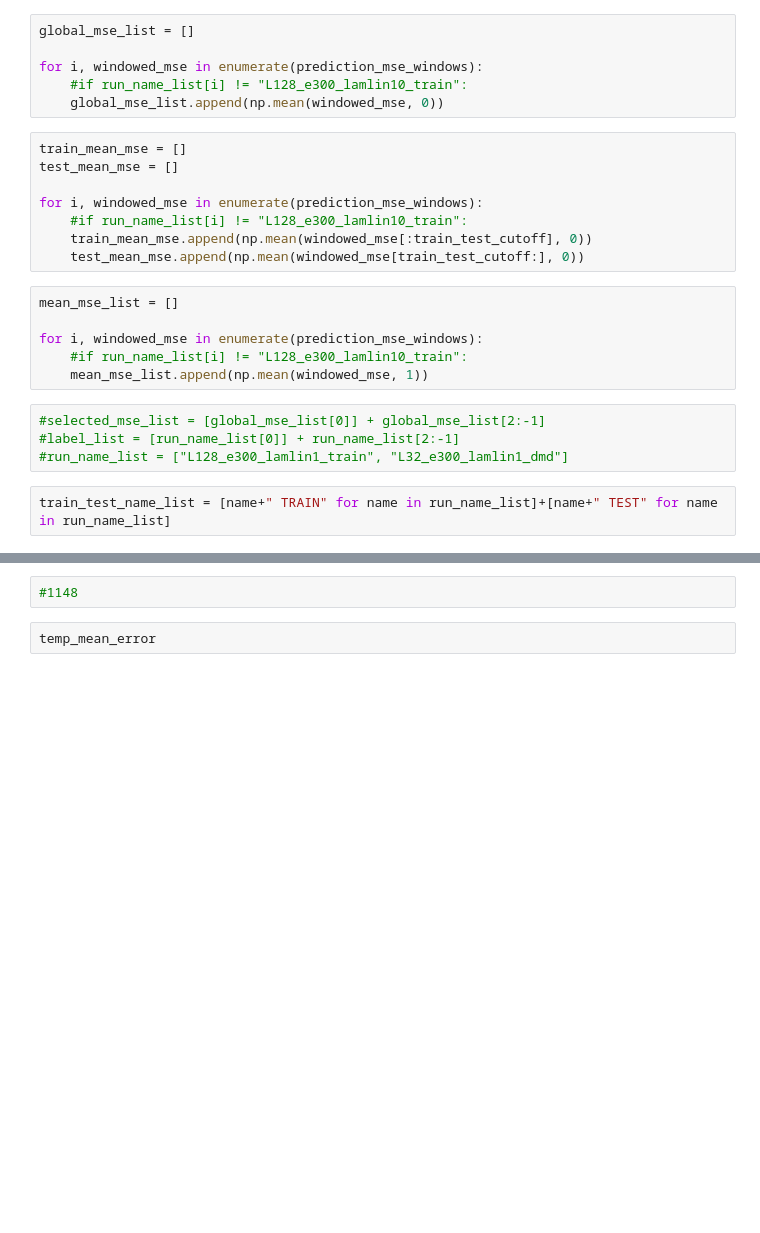
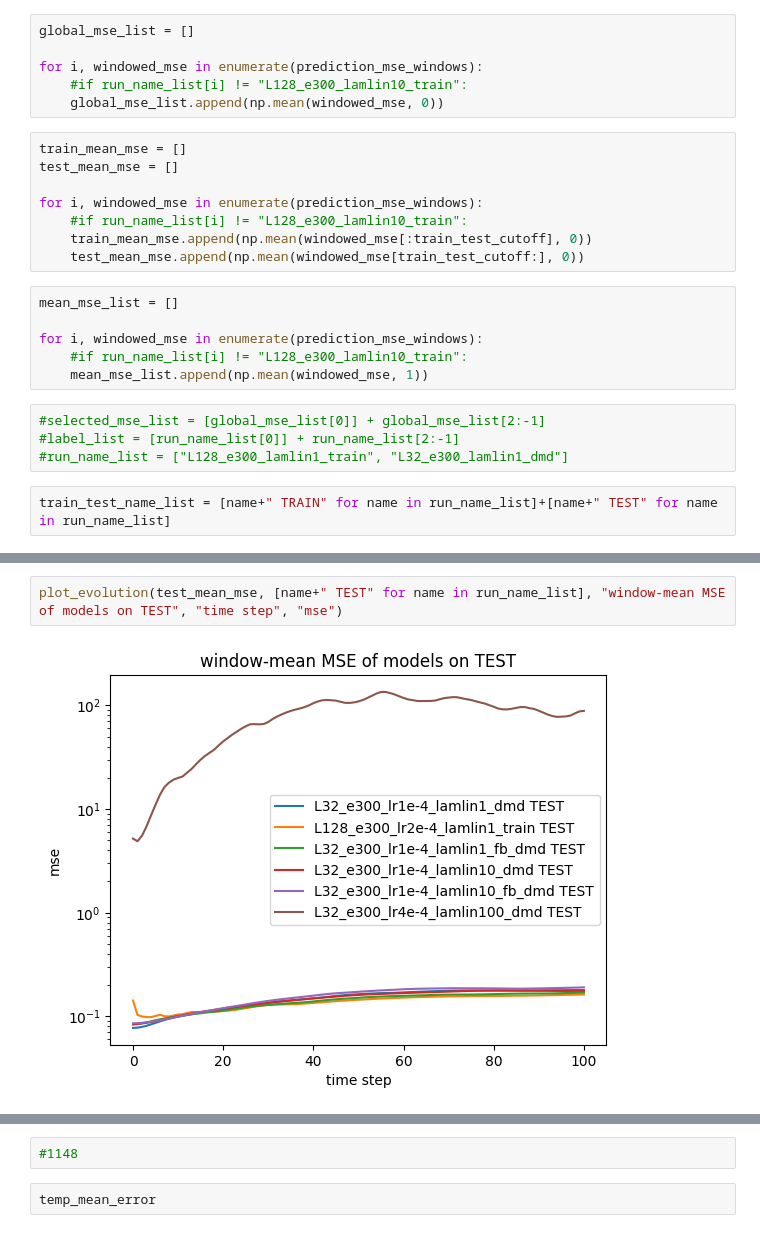
Before and after one commit to Jarato/mhd_surrogate_modelling, a Jupyter notebook: paul/experiments/analysis/example_analysis.ipynb, the cells around one changed output, grey strips where cells are left out. Saved outputs shown, nothing was run; the diff lists cells and outputs as text; blank space fills up the shorter version.

```diff
--- a/paul/experiments/analysis/example_analysis.ipynb
+++ b/paul/experiments/analysis/example_analysis.ipynb
@@ -235,3 +241,7 @@ train_test_name_list = [name+" TRAIN" for name in run_name_list]+[name+" TEST" f
+# %%
+plot_evolution(test_mean_mse, [name+" TEST" for name in run_name_list], "window-mean MSE of models on TEST", "time step", "mse")
+# %% [output]
+[figure, added]
 # %%
 plot_evolution(train_mean_mse + test_mean_mse, train_test_name_list, "window-mean MSE of models", "time step", "mse")
 # %% [output]
```
Also changed, not shown: parts of 23 cells of this notebook, 3 other files.
